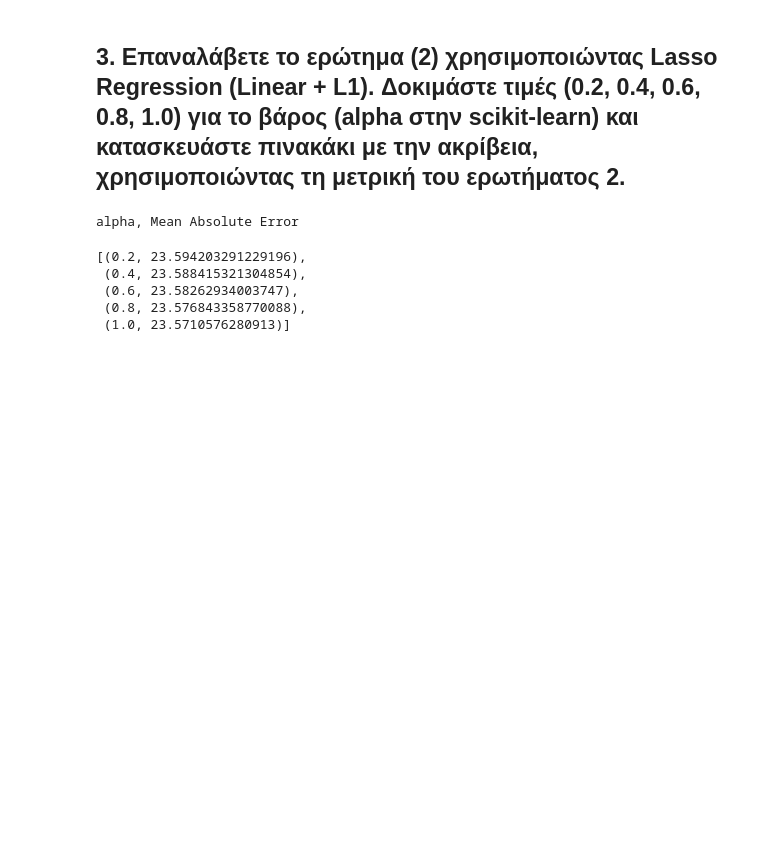
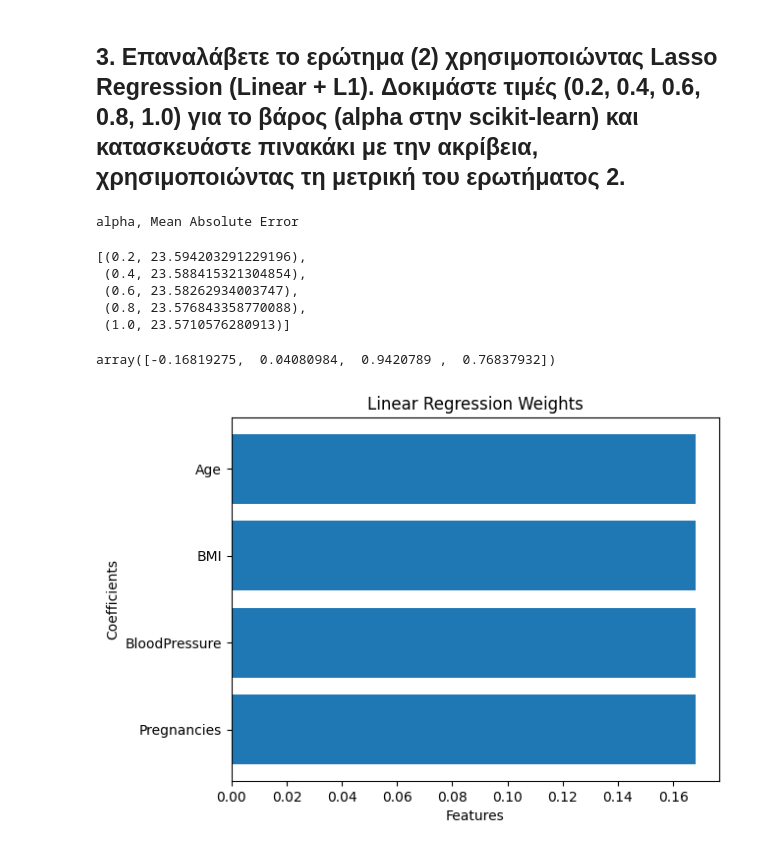
Before and after one commit to harpap/machine-learning-1st-exercise, a Jupyter notebook: ML Project Template.ipynb, the cells around one changed output. Drawn from its saved outputs; the diff is of its cells as text; code cells hidden in the pictures; blank space fills up the shorter version.

```diff
--- a/ML Project Template.ipynb
+++ b/ML Project Template.ipynb
@@ -434,3 +434,18 @@ alpha, Mean Absolute Error
  (0.6, 23.58262934003747),
  (0.8, 23.576843358770088),
  (1.0, 23.5710576280913)]
+# %%
+model.coef_
+# %% [output]
+array([-0.16819275,  0.04080984,  0.9420789 ,  0.76837932])
+# %%
+lasso_input_df = df.drop(columns=['Outcome','DiabetesPedigreeFunction','SkinThickness','Insulin', 'Glucose'])
+coeffs = model.coef_[0]
+importance_weights = np.abs(coeffs)
+plt.barh(lasso_input_df.columns, importance_weights)
+plt.title('Linear Regression Weights')
+plt.xlabel('Features')
+plt.ylabel('Coefficients')
+plt.show()
+# %% [output]
+[figure, added]
```
Also changed, not shown: parts of 1 cell of this notebook.
